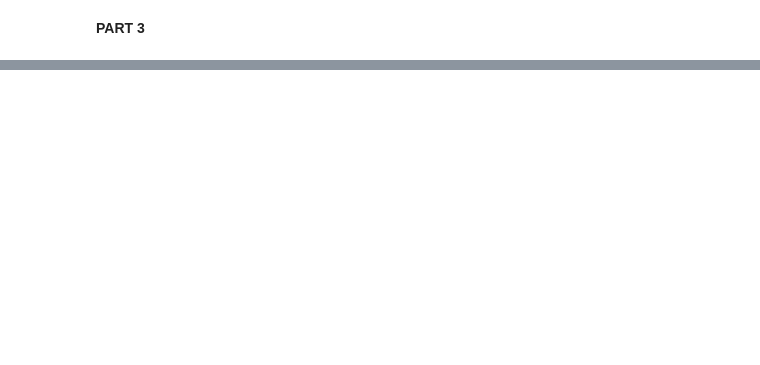
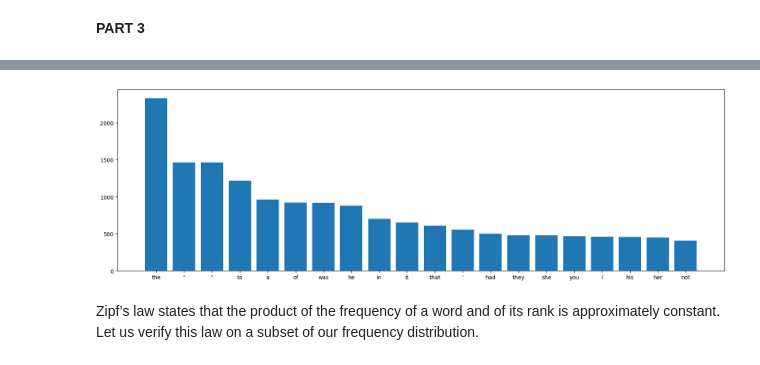
Before and after one commit to alessiasanfelici/IN4080--NLP-Exercises, a Jupyter notebook: set1.ipynb, the cells around one changed output, grey strips where cells are left out. Drawn from its saved outputs; the diff is of its cells as text; code cells hidden in the pictures; blank space fills up the shorter version.

```diff
--- a/set1.ipynb
+++ b/set1.ipynb
@@ -109,0 +138,10 @@ How many word types start with upper case A?
+# %%
+df = df.sort_values('Count', ascending=False)
+plt.figure(figsize=(20, 6))
+plt.bar(df.head(20).Item, df.head(20).Count) #plot only the first 20 items
+plt.show()
+# %% [output]
+[figure, added]
+# %% [markdown]
+Zipf’s law states that the product of the frequency of a word and of its rank is approximately constant.
+Let us verify this law on a subset of our frequency distribution.
```
Also changed, not shown: parts of 30 cells of this notebook, 1 other file.
